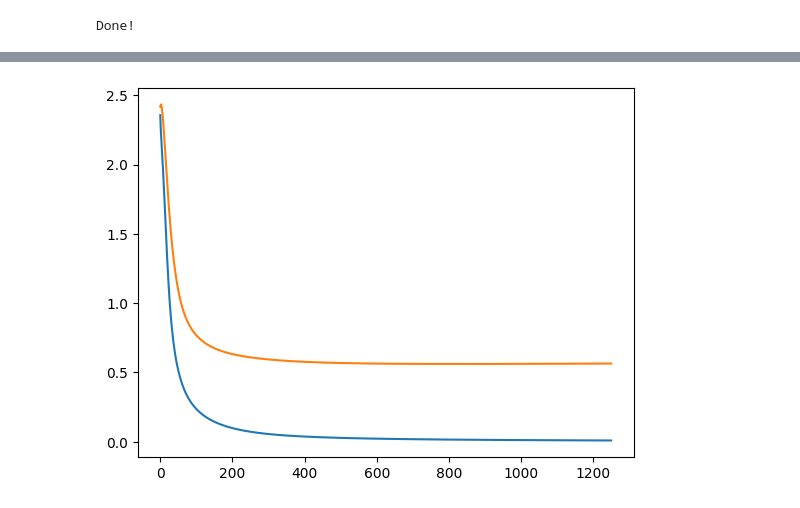
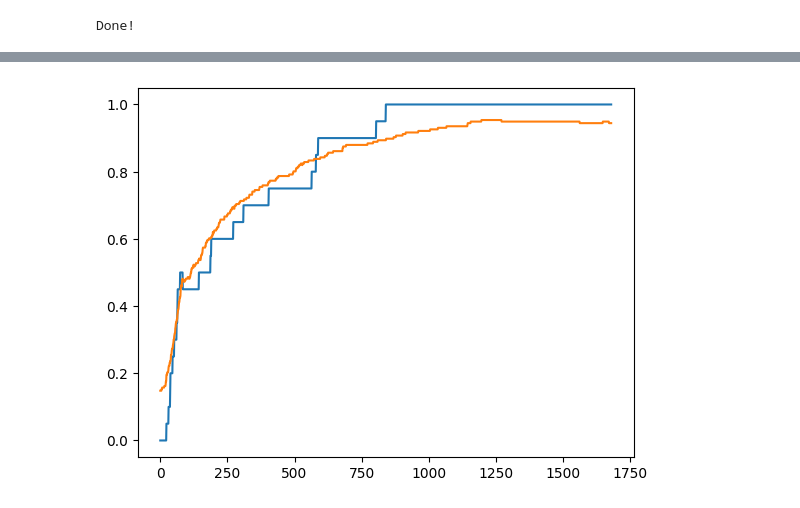
Before and after one commit to PimSchoolkateUPC/Deep-Kernel-Learning, a Jupyter notebook: src/Merhkanoon_repro_pytorch.ipynb, the cells around one changed output, grey strips where cells are left out. Saved outputs shown, nothing was run; the diff lists cells and outputs as text; code cells hidden in the pictures.

```diff
--- a/src/Merhkanoon_repro_pytorch.ipynb
+++ b/src/Merhkanoon_repro_pytorch.ipynb
@@ -154,8 +162,12 @@ class MLRepositoryDatasetGenerator():
 
     """FOR FUTURE IMPROVEMNT: BUILD A CLASS/FUNC THAT AUTOMATICALLY CREATES TEST/TRAIN SET ON DISK INSTEAD OF IN MEMORY TO IMPROVE EFFICIENCY."""
 
-    def __init__(self, name: str, test_size=0.2, seed=42) -> None:
+    def __init__(self, name: str, test_size=0.2, seed=42, verbose=True) -> None:
         self._load_dataset(name)
+        if verbose:
+            print(f"The explanatory data contains {len(self.x[0])} features")
+            print(f"There are {len(unique_in_list(self.y))} target classes")
+
         self._instantiate_train_test(test_size, seed)
 
     def __call__(self, mode: str):
@@ -327,0 +366,11 @@ class ModelTrainer():
+# %%
+batch_size = 20
+epochs = 50
+learning_rate = 1e-3
+
+DatasetGenerator = MLRepositoryDatasetGenerator("CNAE-9")
+training_data = DatasetGenerator('train')
+test_data = DatasetGenerator('test')
+
+train_dataloader = DataLoader(training_data, batch_size=batch_size)
+test_dataloader = DataLoader(test_data, batch_size=batch_size)
@@ -328,20 +380,9 @@ class ModelTrainer():
 # %%
-batch_size = 20
-epochs = 50
-learning_rate = 1e-3
-
-DatasetGenerator = MLRepositoryDatasetGenerator("balance")
-training_data = DatasetGenerator('train')
-test_data = DatasetGenerator('test')
-
-train_dataloader = DataLoader(training_data, batch_size=batch_size)
-test_dataloader = DataLoader(test_data, batch_size=batch_size)
-
-model = Mehrkanoon(4, {'h1': 300, 'h2': 400, 's': 10}, sigma=[0.8, 0.7])
+model = Mehrkanoon(856, {'h1': 300, 'h2': 400, 'h3': 200, 'h4': 100, 's': 9}, sigma=[0.8, 0.7])
 loss_fn = nn.CrossEntropyLoss()
-optimizer = torch.optim.SGD(model.parameters(), lr=learning_rate, weight_decay=1e-5)
+optimizer = torch.optim.SGD(model.parameters(), lr=learning_rate, weight_decay=1e-3)
 m = ModelTrainer(model, train_dataloader, test_dataloader, loss_fn, optimizer, batch_size, epochs, learning_rate, verbose=False)
 # %%
-m.fit()
+m.fit(1000)
 # %% [output]
 Done!
@@ -348,4 +404,4 @@ Done!
 # %%
-m.plot('loss')
+m.plot('accuracy')
 # %% [output]
-[figure, old version]
+[figure, new version]
```
Also changed, not shown: parts of 15 cells of this notebook, 3 other files.
